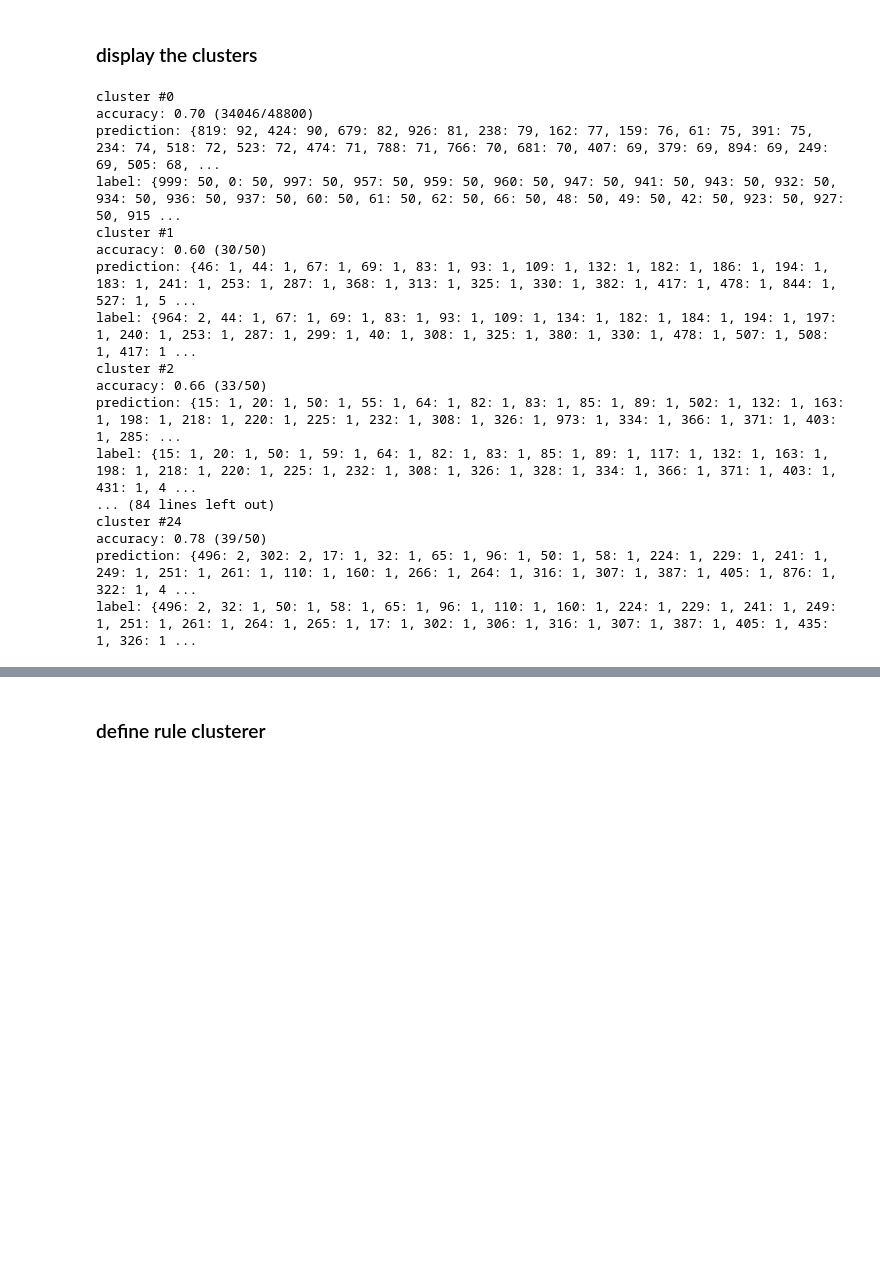
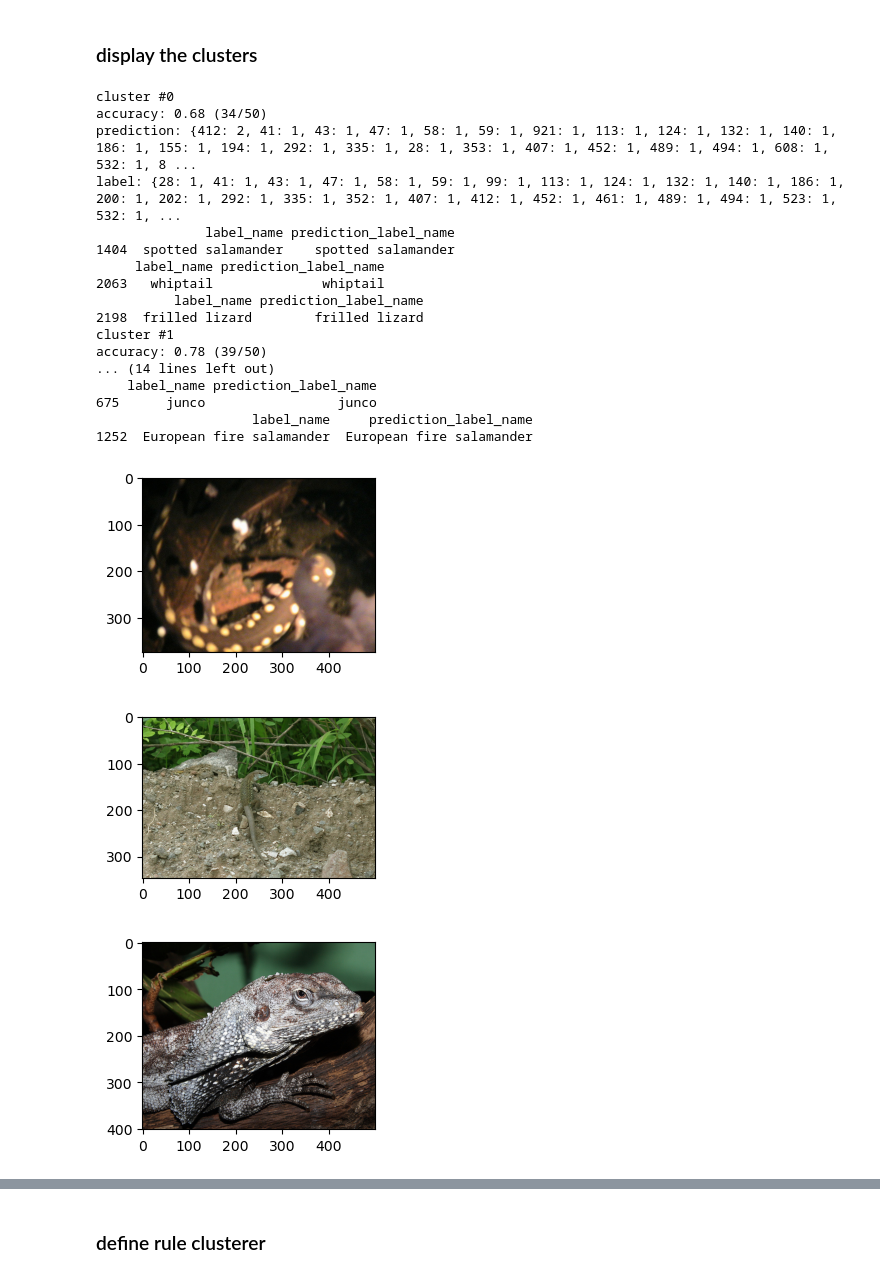
Before and after one commit to guidelabs/infembed, a Jupyter notebook: infembed/examples/imagenet/imagenet_load_embeddings.ipynb, the cells around one changed output, grey strips where cells are left out. Saved outputs shown, nothing was run; the diff lists cells and outputs as text; code cells hidden in the pictures; blank space fills up the shorter version.

```diff
--- a/infembed/examples/imagenet/imagenet_load_embeddings.ipynb
+++ b/infembed/examples/imagenet/imagenet_load_embeddings.ipynb
@@ -157,0 +191,7 @@ if False:
+# %%
+def rename(index):
+    return class_index_to_name.loc[index]['name']
+
+metadata['prediction_label_name'] = metadata['prediction_label'].apply(rename)
+metadata['label_name'] = metadata['label'].apply(rename)
+metadata
@@ -158,9 +212,13 @@ if False:
 # %%
 data.metadata = metadata
+data.dataset = eval_dataset
 # %% [markdown]
 ### define clusterer ###
 # %%
-clusterer = SklearnClusterer(sklearn_clusterer=KMeans(n_clusters=25))
+if False:
+    clusterer = SklearnClusterer(sklearn_clusterer=KMeans(n_clusters=25))
+if True:
+    clusterer = FAISSClusterer(k=25, spherical=True)
 # %% [markdown]
 ### do the clustering ###
 # %%
@@ -185,10 +243,13 @@ displayers = [
             DisplayPredictionAndLabels(
                 prediction_col="prediction_label", label_col="label"
             ),
-            DisplaySingleExamples([
-                DisplayMetadata(['label', 'prediction_label']),
-                DisplayPIL(),
-            ], limit=3),
+            DisplaySingleExamples(
+                [
+                    DisplayMetadata(["label_name", "prediction_label_name"]),
+                    DisplayPIL(),
+                ],
+                limit=3,
+            ),
         ]
     )
 ]
@@ -196,22 +257,25 @@ displayers = [
 ### display the clusters ###
 # %%
 for displayer in displayers:
-    displayer(clusters, data)
+    displayer(clusters[3:6], data)
 # %% [output]
 cluster #0
-accuracy: 0.70 (34046/48800)
-prediction: {819: 92, 424: 90, 679: 82, 926: 81, 238: 79, 162: 77, 159: 76, 61: 75, 391: 75, 234: 74, 518: 72, 523: 72, 474: 71, 788: 71, 766: 70, 681: 70, 407: 69, 379: 69, 894: 69, 249: 69, 505: 68, ...
-label: {999: 50, 0: 50, 997: 50, 957: 50, 959: 50, 960: 50, 947: 50, 941: 50, 943: 50, 932: 50, 934: 50, 936: 50, 937: 50, 60: 50, 61: 50, 62: 50, 66: 50, 48: 50, 49: 50, 42: 50, 923: 50, 927: 50, 915 ...
+accuracy: 0.68 (34/50)
+prediction: {412: 2, 41: 1, 43: 1, 47: 1, 58: 1, 59: 1, 921: 1, 113: 1, 124: 1, 132: 1, 140: 1, 186: 1, 155: 1, 194: 1, 292: 1, 335: 1, 28: 1, 353: 1, 407: 1, 452: 1, 489: 1, 494: 1, 608: 1, 532: 1, 8 ...
+label: {28: 1, 41: 1, 43: 1, 47: 1, 58: 1, 59: 1, 99: 1, 113: 1, 124: 1, 132: 1, 140: 1, 186: 1, 200: 1, 202: 1, 292: 1, 335: 1, 352: 1, 407: 1, 412: 1, 452: 1, 461: 1, 489: 1, 494: 1, 523: 1, 532: 1, ...
+              label_name prediction_label_name
+1404  spotted salamander    spotted salamander
+     label_name prediction_label_name
+2063   whiptail              whiptail
+          label_name prediction_label_name
+2198  frilled lizard        frilled lizard
 cluster #1
-accuracy: 0.60 (30/50)
-prediction: {46: 1, 44: 1, 67: 1, 69: 1, 83: 1, 93: 1, 109: 1, 132: 1, 182: 1, 186: 1, 194: 1, 183: 1, 241: 1, 253: 1, 287: 1, 368: 1, 313: 1, 325: 1, 330: 1, 382: 1, 417: 1, 478: 1, 844: 1, 527: 1, 5 ...
-label: {964: 2, 44: 1, 67: 1, 69: 1, 83: 1, 93: 1, 109: 1, 134: 1, 182: 1, 184: 1, 194: 1, 197: 1, 240: 1, 253: 1, 287: 1, 299: 1, 40: 1, 308: 1, 325: 1, 380: 1, 330: 1, 478: 1, 507: 1, 508: 1, 417: 1 ...
-cluster #2
-accuracy: 0.66 (33/50)
-prediction: {15: 1, 20: 1, 50: 1, 55: 1, 64: 1, 82: 1, 83: 1, 85: 1, 89: 1, 502: 1, 132: 1, 163: 1, 198: 1, 218: 1, 220: 1, 225: 1, 232: 1, 308: 1, 326: 1, 973: 1, 334: 1, 366: 1, 371: 1, 403: 1, 285: ...
-label: {15: 1, 20: 1, 50: 1, 59: 1, 64: 1, 82: 1, 83: 1, 85: 1, 89: 1, 117: 1, 132: 1, 163: 1, 198: 1, 218: 1, 220: 1, 225: 1, 232: 1, 308: 1, 326: 1, 328: 1, 334: 1, 366: 1, 371: 1, 403: 1, 431: 1, 4 ...
-... (84 lines left out)
-cluster #24
 accuracy: 0.78 (39/50)
-prediction: {496: 2, 302: 2, 17: 1, 32: 1, 65: 1, 96: 1, 50: 1, 58: 1, 224: 1, 229: 1, 241: 1, 249: 1, 251: 1, 261: 1, 110: 1, 160: 1, 266: 1, 264: 1, 316: 1, 307: 1, 387: 1, 405: 1, 876: 1, 322: 1, 4 ...
-label: {496: 2, 32: 1, 50: 1, 58: 1, 65: 1, 96: 1, 110: 1, 160: 1, 224: 1, 229: 1, 241: 1, 249: 1, 251: 1, 261: 1, 264: 1, 265: 1, 17: 1, 302: 1, 306: 1, 316: 1, 307: 1, 387: 1, 405: 1, 435: 1, 326: 1 ...
+... (14 lines left out)
+    label_name prediction_label_name
+675      junco                 junco
+                    label_name     prediction_label_name
+1252  European fire salamander  European fire salamander
+[figure, added]
+[figure, added]
+[figure, added]
```
Also changed, not shown: parts of 8 cells of this notebook, 2 other files.
